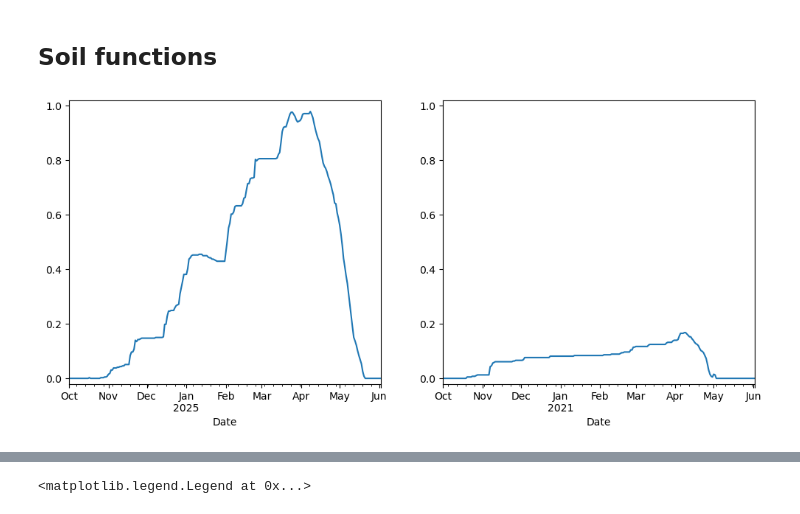
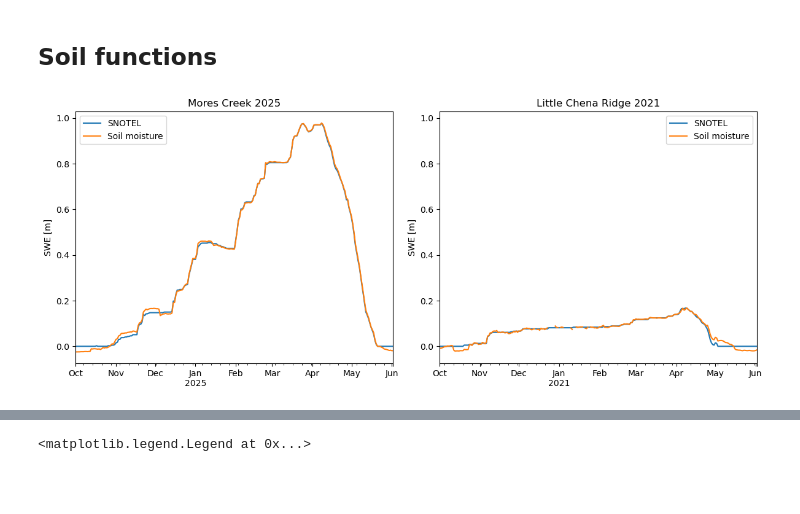
Before and after one commit to rpalomaki/SWE_error_analysis, a Jupyter notebook: ross_sandbox.ipynb, the cells around one changed output, grey strips where cells are left out. Cells and saved outputs as stored; diff of their text form; code cells hidden in the pictures; blank space fills up the shorter version.

```diff
--- a/ross_sandbox.ipynb
+++ b/ross_sandbox.ipynb
@@ -149,30 +19,52 @@ def vectorize_soils(sand, clay, sm):
 # %%
 mores = pd.read_csv('../data_sandbox/swe_errors/637_ALL_WATERYEAR=2025.csv', header=1,
                     index_col='Date', parse_dates=[1], na_values=[-99.9]).rename(columns={'WTEQ.I-1 (in) ':'swe','SMS.I-1:-2 (pct)  (silt)':'sm_2cm'})
 mores.drop(columns=['Site Id','Time'], inplace=True)
 mores['swe'] *= 0.0254
 
 chena = pd.read_csv('../data_sandbox/swe_errors/947_ALL_WATERYEAR=2021.csv', header=1,
                     index_col='Date', parse_dates=[1], na_values=[-99.9]).rename(columns={'WTEQ.I-1 (in) ':'swe','SMS.I-1:-2 (pct) ':'sm_2cm'})
 chena.drop(columns=['Site Id','Time'], inplace=True)
 chena['swe'] *= 0.0254
 chena = chena.loc[:'2021-06-02']
 
 mores_12day = mores.diff(periods=12)['sm_2cm']/100
 chena_12day = chena.diff(periods=12)['sm_2cm']/100
 
+mores_sand = 45.1
+mores_clay = 14.4
+mores['soil_error'] = calc_soil_moisture_error(mores_sand, mores_clay, mores['sm_2cm']/100) + mores['swe']
 
-mores_soil_phase = [vectorize_soils(sand=45.1, clay=14.4, sm=sm) for sm in mores_12day]
 
-# np.angle(phase_soil_wave_number(e1_prime = complex_e_1_4GHz(S=45.1, C=14.4, mv=rmv), e2_prime=complex_e_1_4GHz(S = sand, C = clay, mv = smv)))
+chena_sand = 31.2
+chena_clay = 11.8
+chena['soil_error'] = calc_soil_moisture_error(chena_sand, chena_clay, chena['sm_2cm']/100) + chena['swe']
 
+
+
+
+# mores_soil_phase = np.array([vectorize_soils(sand=45.1, clay=14.4, sm=sm) for sm in mores_12day]).flatten()
 
 fig, ax = plt.subplots(1, 2, figsize=(12,5))
 mores['swe'].plot(ax=ax[0], label='SNOTEL')
+mores['soil_error'].plot(ax=ax[0], label='Soil moisture')
+ax[0].set_title('Mores Creek 2025')
+ax[0].set_xlabel('')
+ax[0].set_ylabel('SWE [m]')
+ax[0].legend()
 
 chena['swe'].plot(ax=ax[1], label='SNOTEL')
+chena['soil_error'].plot(ax=ax[1], label='Soil moisture')
+ax[1].set_title('Little Chena Ridge 2021')
+ax[1].set_xlabel('')
+ax[1].set_ylabel('SWE [m]')
+ax[1].set_ylim(ax[0].get_ylim())
+ax[1].legend()
 
-for axx in ax.flatten():
-    axx.set_ylim([-0.02, 1.02])
+plt.tight_layout()
+
+
+# for axx in ax.flatten():
+#     axx.set_ylim([-0.02, 1.02])
 # %% [output]
-[figure, old version]
+[figure, new version]
```
Also changed, not shown: parts of 9 cells of this notebook, 3 other files.
